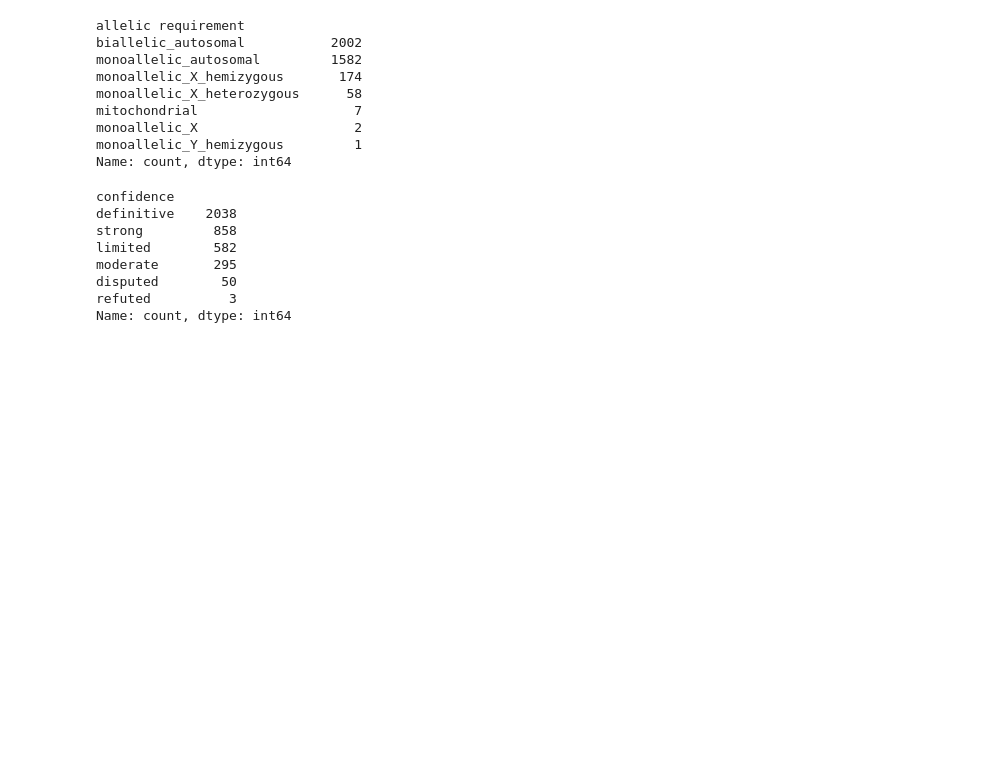
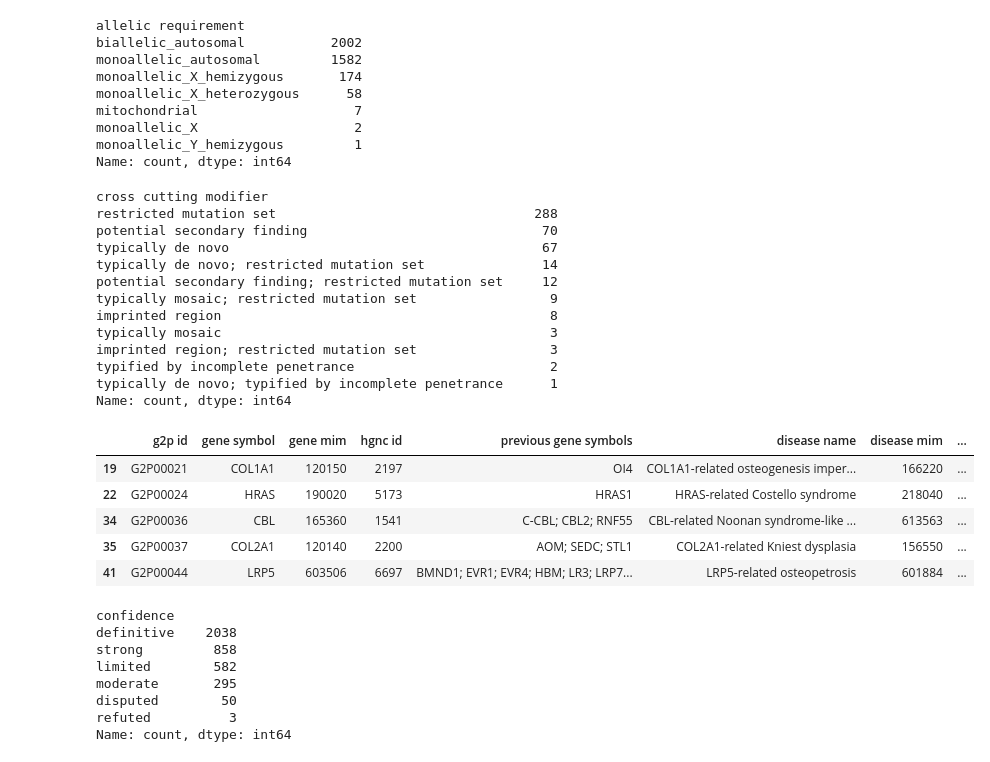
Before and after one commit to NCATSTranslator/translator-ingests, a Jupyter notebook: src/translator_ingest/ingests/gene2phenotype/data-playground.ipynb, the cells around one changed output. Cells and saved outputs as stored; diff of their text form; code cells hidden in the pictures; blank space fills up the shorter version.

Commit message:
gene2phenotype: add to EDA notebook
notes that were in parser-writing notebook

```diff
--- a/src/translator_ingest/ingests/gene2phenotype/data-playground.ipynb
+++ b/src/translator_ingest/ingests/gene2phenotype/data-playground.ipynb
@@ -184,6 +184,30 @@ mitochondrial                    7
 monoallelic_X                    2
 monoallelic_Y_hemizygous         1
 Name: count, dtype: int64
+# %%
+df_url_all["cross cutting modifier"].value_counts()
+
+df_url_all[df_url_all["cross cutting modifier"].notna()].head()
+# %% [output]
+cross cutting modifier
+restricted mutation set                                 288
+potential secondary finding                              70
+typically de novo                                        67
+typically de novo; restricted mutation set               14
+potential secondary finding; restricted mutation set     12
+typically mosaic; restricted mutation set                 9
+imprinted region                                          8
+typically mosaic                                          3
+imprinted region; restricted mutation set                 3
+typified by incomplete penetrance                         2
+typically de novo; typified by incomplete penetrance      1
+Name: count, dtype: int64
+|  | g2p id | gene symbol | gene mim | hgnc id | previous gene symbols | disease name | disease mim | ... |
+| 19 | G2P00021 | COL1A1 | 120150 | 2197 | OI4 | COL1A1-related osteogenesis imper... | 166220 | ... |
+| 22 | G2P00024 | HRAS | 190020 | 5173 | HRAS1 | HRAS-related Costello syndrome | 218040 | ... |
+| 34 | G2P00036 | CBL | 165360 | 1541 | C-CBL; CBL2; RNF55 | CBL-related Noonan syndrome-like ... | 613563 | ... |
+| 35 | G2P00037 | COL2A1 | 120140 | 2200 | AOM; SEDC; STL1 | COL2A1-related Kniest dysplasia | 156550 | ... |
+| 41 | G2P00044 | LRP5 | 603506 | 6697 | BMND1; EVR1; EVR4; HBM; LR3; LRP7... | LRP5-related osteopetrosis | 601884 | ... |
 # %%
 df_url_all["confidence"].value_counts()
 # %% [output]
```
Also changed, not shown: parts of 5 cells of this notebook.
